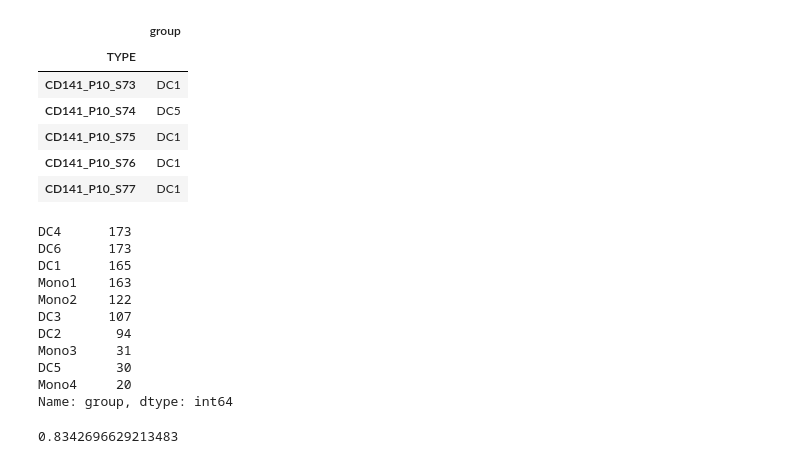
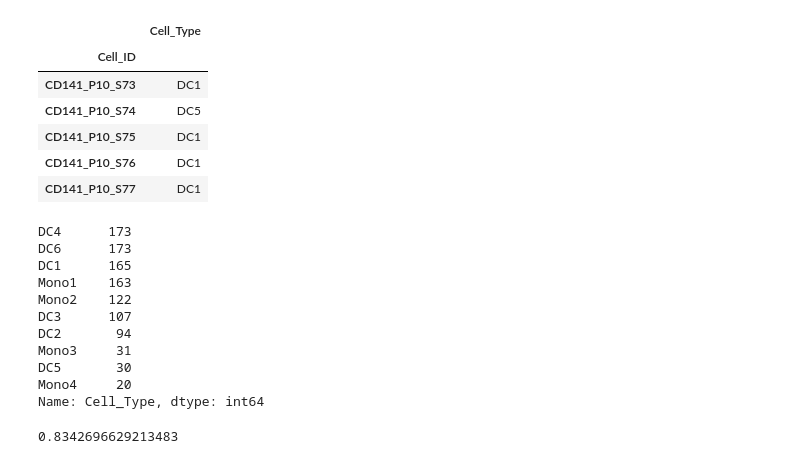
Before and after one commit to moqri/deep_cell, a Jupyter notebook: starter_code/blood_cells.ipynb, the cells around one changed output. Drawn from its saved outputs; the diff is of its cells as text; code cells hidden in the pictures.

```diff
--- a/starter_code/blood_cells.ipynb
+++ b/starter_code/blood_cells.ipynb
@@ -38,16 +39,20 @@ expression_df.head()
 5 rows × 26593 columns
-# %%
-cell_df.head()
-# %% [output]
-|  | group |
-| TYPE |  |
-| CD141_P10_S73 | DC1 |
-| CD141_P10_S74 | DC5 |
-| CD141_P10_S75 | DC1 |
-| CD141_P10_S76 | DC1 |
-| CD141_P10_S77 | DC1 |
+# %%
+cell_file='metadata.txt'
+cell_df=pd.read_table(data_path+folder+cell_file,skiprows=1,index_col=0)
+cell_df.index.rename('Cell_ID',inplace=1)
+cell_df.columns=['Cell_Type']
+cell_df.head()
+# %% [output]
+|  | Cell_Type |
+| Cell_ID |  |
+| CD141_P10_S73 | DC1 |
+| CD141_P10_S74 | DC5 |
+| CD141_P10_S75 | DC1 |
+| CD141_P10_S76 | DC1 |
+| CD141_P10_S77 | DC1 |
 # %%
-cell_df['group'].value_counts()
+cell_df['Cell_Type'].value_counts()
 # %% [output]
 DC4      173
 DC6      173
@@ -59,5 +64,5 @@ DC2       94
 Mono3     31
 DC5       30
 Mono4     20
-Name: group, dtype: int64
+Name: Cell_Type, dtype: int64
 # %%
```
Also changed, not shown: parts of 4 cells of this notebook.
